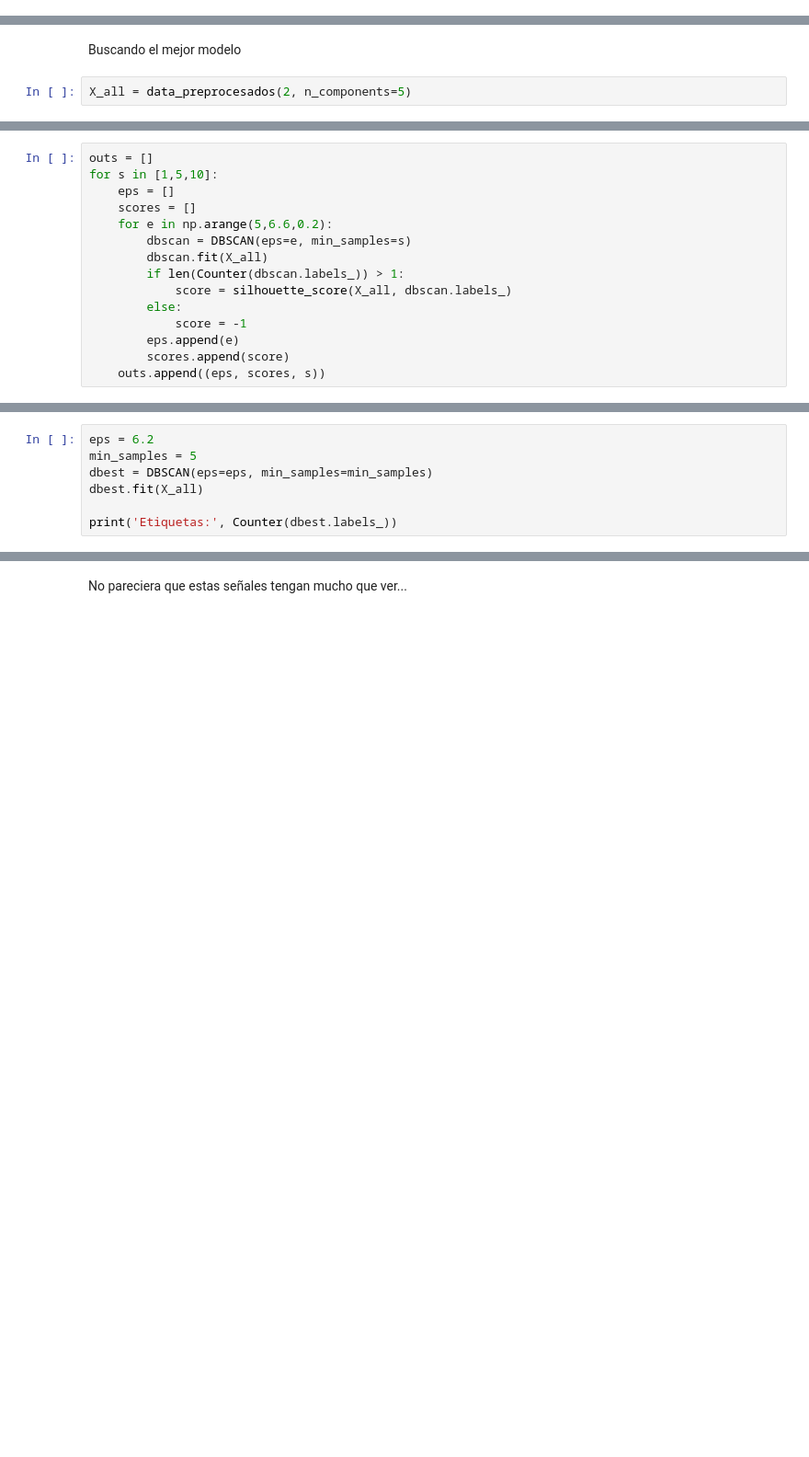
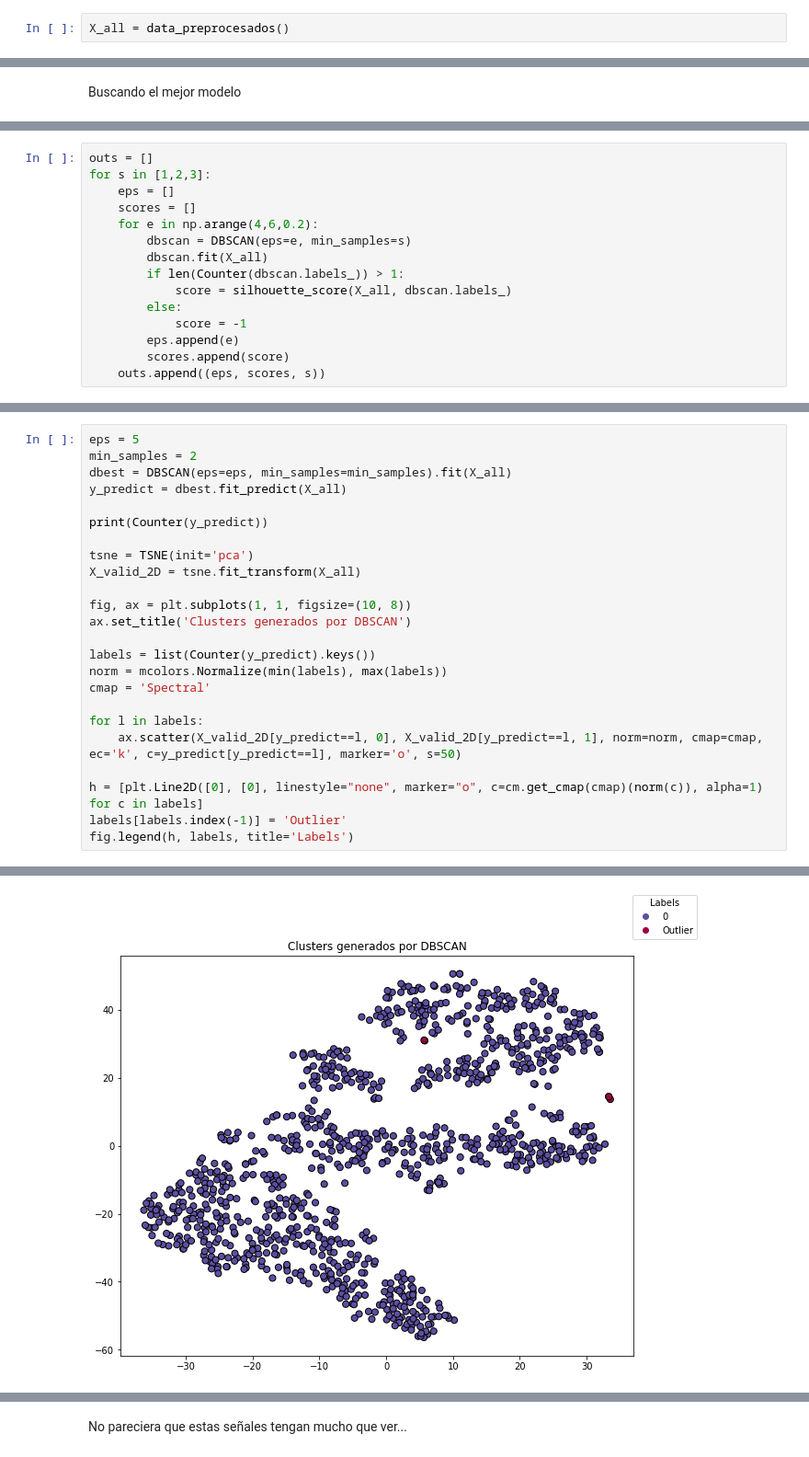
Before and after one commit to ifmelchor/volcano_ML-UNSAM, a Jupyter notebook: modelos/1_Cluster.ipynb, the cells around one changed output, grey strips where cells are left out. Shown at 92% size. Saved outputs shown, nothing was run; the diff lists cells and outputs as text; blank space fills up the shorter version.

```diff
--- a/modelos/1_Cluster.ipynb
+++ b/modelos/1_Cluster.ipynb
@@ -15,8 +17,8 @@ from utils import data_preprocesados, etiquetas, LP_datos, plot_LP_list
 # %% [markdown]
 La idea de este cuaderno es probar diferentes algoritmos de clustering y ver si somos capaces de separar las señales en varias clases, y comparar las señales de un mismo cluster entre sí. Esto nos va a permitir validad "a ojo" estos modelos y buscar etiquetas manualmente.
+# %%
+X_all = data_preprocesados()
 # %% [markdown]
 ## 1. DBSCAN
 # %% [markdown]
 Buscando el mejor modelo
-# %%
-X_all = data_preprocesados(2, n_components=5)
@@ -25,9 +25,9 @@ X_all = data_preprocesados(2, n_components=5)
 # %%
 outs = []
-for s in [1,5,10]:
+for s in [1,2,3]:
     eps = []
     scores = []
-    for e in np.arange(5,6.6,0.2):
+    for e in np.arange(4,6,0.2):
         dbscan = DBSCAN(eps=e, min_samples=s)
         dbscan.fit(X_all)
         if len(Counter(dbscan.labels_)) > 1:
@@ -55,7 +54,0 @@ Best performance:: Score: 0.75 eps: 6.2 min_sample: 5
-# %%
-eps = 6.2
-min_samples = 5
-dbest = DBSCAN(eps=eps, min_samples=min_samples)
-dbest.fit(X_all)
-
-print('Etiquetas:', Counter(dbest.labels_))
@@ -63,0 +55,25 @@ Etiquetas: Counter({0: 1040, -1: 4})
+# %%
+eps = 5
+min_samples = 2
+dbest = DBSCAN(eps=eps, min_samples=min_samples).fit(X_all)
+y_predict = dbest.fit_predict(X_all)
+
+print(Counter(y_predict))
+
+tsne = TSNE(init='pca')
+X_valid_2D = tsne.fit_transform(X_all)
+
+fig, ax = plt.subplots(1, 1, figsize=(10, 8))
+ax.set_title('Clusters generados por DBSCAN')
+
+labels = list(Counter(y_predict).keys())
+norm = mcolors.Normalize(min(labels), max(labels))
+cmap = 'Spectral'
+
+for l in labels:
+    ax.scatter(X_valid_2D[y_predict==l, 0], X_valid_2D[y_predict==l, 1], norm=norm, cmap=cmap, ec='k', c=y_predict[y_predict==l], marker='o', s=50)
+
+h = [plt.Line2D([0], [0], linestyle="none", marker="o", c=cm.get_cmap(cmap)(norm(c)), alpha=1) for c in labels]
+labels[labels.index(-1)] = 'Outlier'
+fig.legend(h, labels, title='Labels')
+# %% [output]
@@ -64 +82,2 @@ Etiquetas: Counter({0: 1040, -1: 4})
+[figure, added]
 # %% [markdown]
```
Also changed, not shown: parts of 33 cells of this notebook, 4 other files.
